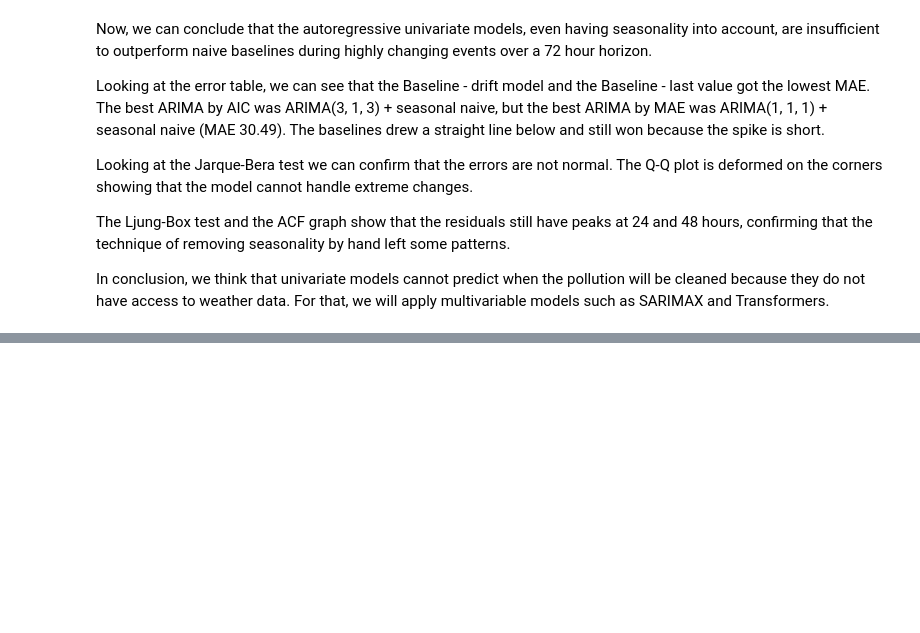
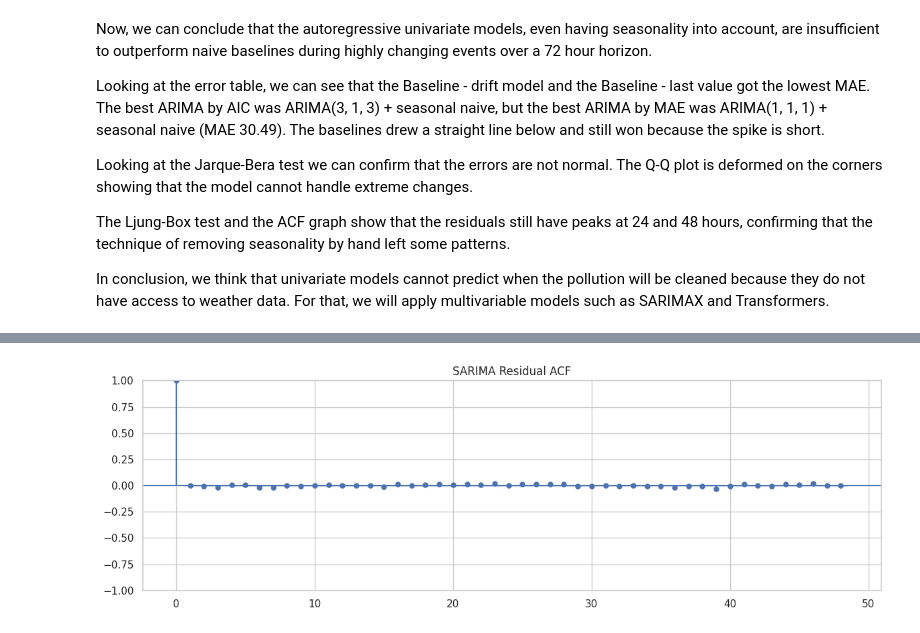
Before and after one commit to marcosmartinezud/beijing-air-quality, a Jupyter notebook: notebooks/beijing-air-quality.ipynb, the cells around one changed output, grey strips where cells are left out. Cells and saved outputs as stored; diff of their text form; code cells hidden in the pictures; blank space fills up the shorter version.

```diff
--- a/notebooks/beijing-air-quality.ipynb
+++ b/notebooks/beijing-air-quality.ipynb
@@ -461,0 +564,18 @@ In conclusion, we think that univariate models cannot predict when the pollution
+# %%
+# Fit the best SARIMA model
+# best = sarima_grid.iloc[0]
+
+# p, q, P, Q = int(best["p"]), int(best["q"]), int(best["P"]), int(best["Q"])
+p, q, P, Q = 2, 2, 1, 1
+
+print(f"Best SARIMA: ({p},{d},{q})({P},{D},{Q},{s})")
+
+best_model = SARIMAX(
+    train_filled,
+    order=(p, d, q),
+    seasonal_order=(P, D, Q, s),
+    enforce_stationarity=False,
+    enforce_invertibility=False
+)
+
+best_fitted = best_model.fit(disp=False)
@@ -461,0 +626,9 @@ In conclusion, we think that univariate models cannot predict when the pollution
+# %%
+# Residual analysis for the best SARIMA model
+fig, ax = plt.subplots()
+plot_acf(resid, lags=48, ax=ax)
+ax.set_title("SARIMA Residual ACF")
+plt.tight_layout()
+plt.show()
+# %% [output]
+[figure, added]
```
Also changed, not shown: parts of 22 cells of this notebook, 1 other file.
